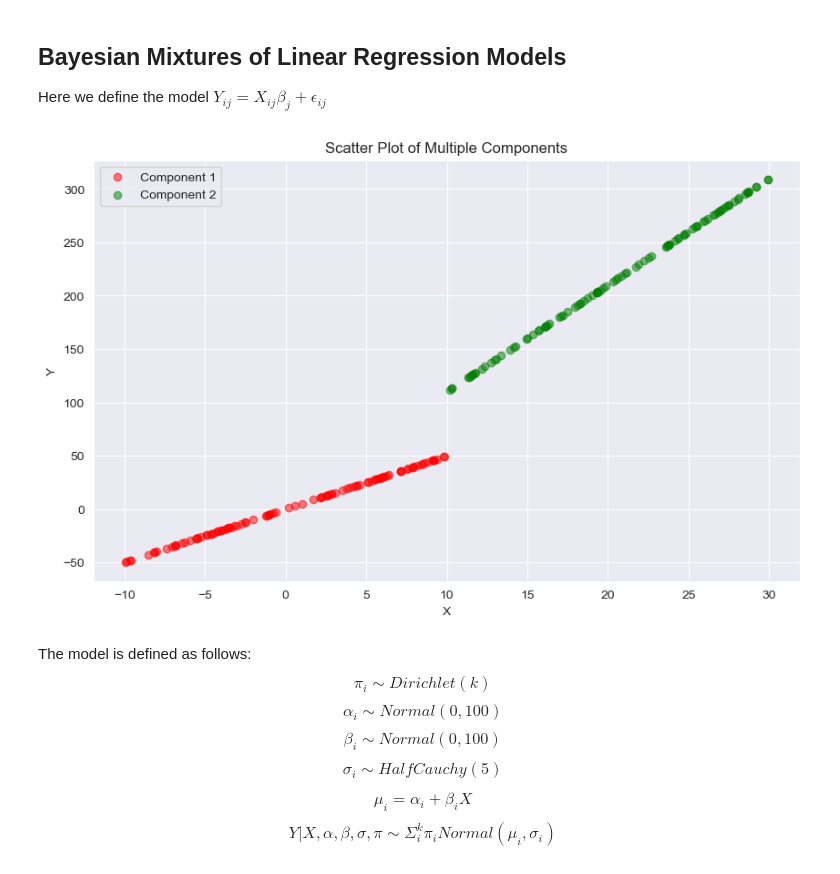
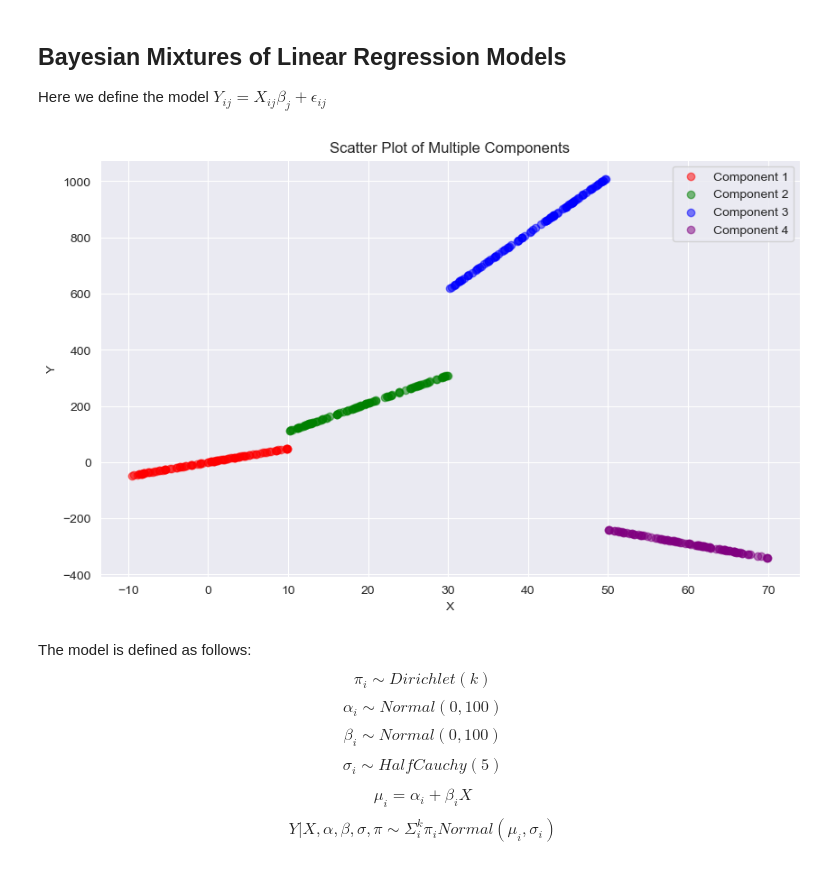
Before and after one commit to Kumachar/ResearchExamples, a Jupyter notebook: PyMC_Regression.ipynb, the cells around one changed output. Drawn from its saved outputs; the diff is of its cells as text; code cells hidden in the pictures.

```diff
--- a/PyMC_Regression.ipynb
+++ b/PyMC_Regression.ipynb
@@ -266,15 +266,15 @@ Y = df['Y'].values
 # Another example of linear regression model with two components
 # Update n to 1000 for the new data generation
 n = 1000
-N_components = 2
+N_components = 4
 # Parameters for the two linear regression models
-#b = [5, 10, 20, -5]  # slopes
-#a = [0, 10, 15, 500]   # intercepts
-b = [5, 10]
-a = [0, 10]
+b = [5, 10, 20, -5]  # slopes
+a = [0, 10, 15, 500]   # intercepts
+#b = [5, 10]
+#a = [0, 10]
 n = 100       # number of samples
 sigma = 0.01   # standard deviation for the noise
-k=2
+k=4 #number of components
 X = list()
 for i in range(N_components):
     X.append(np.random.uniform(-10+20*i, 10+20*i, size=(n, 1)))
@@ -299,34 +299,34 @@ for i in range(N_components):
 
 plt.figure(figsize=(10, 6))
 colors = ['red', 'green', 'blue', 'purple']
 for i in range(N_components):
     X_component = X[i]
     Y_component = Y[i]
 
     # Scatter plot for each component
     plt.scatter(X_component, Y_component, color=colors[i], alpha=0.5, label=f'Component {i+1}')
 
 plt.title('Scatter Plot of Multiple Components')
 plt.xlabel('X')
 plt.ylabel('Y')
 plt.legend()
 plt.show()
 
 X = np.vstack(X)
 Y = np.vstack(Y).ravel()
 
 #Y1 = b[0] * X1 + a[0] + e1
 #Y2 = b[1] * X2 + a[1] + e2
 #Y1 =  b[0] + e1
 #Y2 =  b[1] + e2
 
 # Combine the data into a single DataFrame
 #X = np.vstack([X1, X2])
 #Y = np.vstack([Y1, Y2]).ravel()
 
 #Plot x and y by different groups
 # %% [output]
-[figure, old version]
+[figure, new version]
 # %%
 # Dataset 3
 n_samples = 100
```
Also changed, not shown: parts of 5 cells of this notebook.
